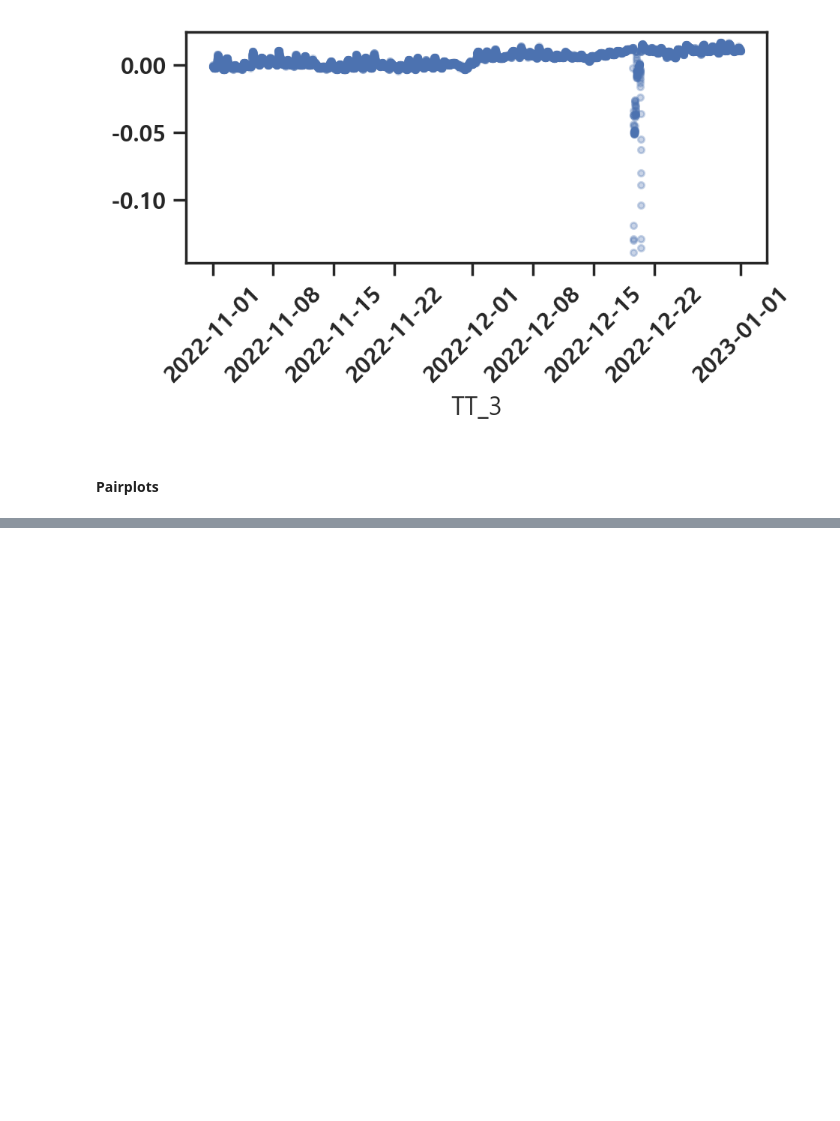
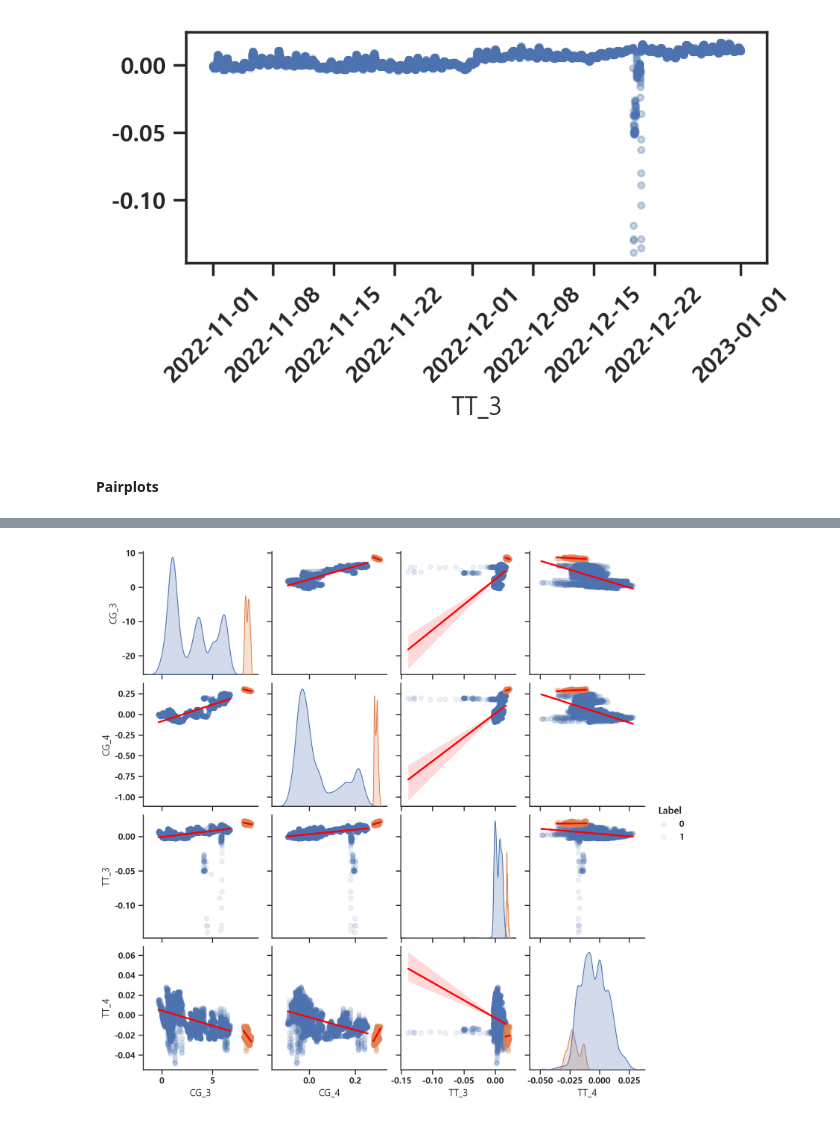
Before and after one commit to seungsab/Robust_Outlier_detection, a Jupyter notebook: 20230712_인천항_데이터_항만인프라/Step1_Expoloratory_Data_Analysis_Incheon_porTinfra.ipynb, the cells around one changed output, grey strips where cells are left out. Saved outputs shown, nothing was run; the diff lists cells and outputs as text; code cells hidden in the pictures; blank space fills up the shorter version.

```diff
--- a/20230712_인천항_데이터_항만인프라/Step1_Expoloratory_Data_Analysis_Incheon_porTinfra.ipynb
+++ b/20230712_인천항_데이터_항만인프라/Step1_Expoloratory_Data_Analysis_Incheon_porTinfra.ipynb
@@ -150 +183,8 @@ df.columns
+# %%
+col_interest = ['Label', 'CG_3', 'CG_4', 'TT_3', 'TT_4']
+
+X = df[col_interest].iloc[0:10001,:]
+g = sns.pairplot(X, hue="Label", kind='reg', plot_kws={'line_kws':{'color':'red'}, 'scatter_kws': {'alpha': 0.1}})
+# %% [output]
+[figure, added]
 # %%
```
Also changed, not shown: parts of 8 cells of this notebook, 10 other files.
